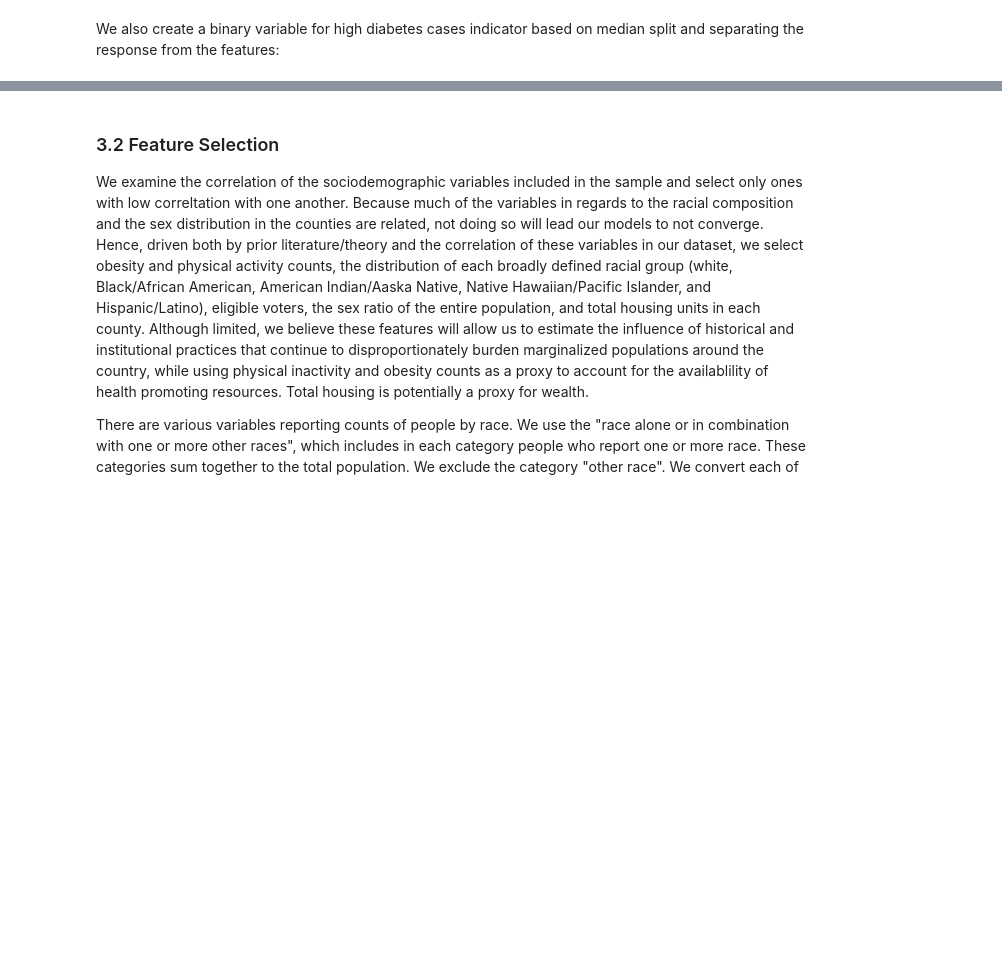
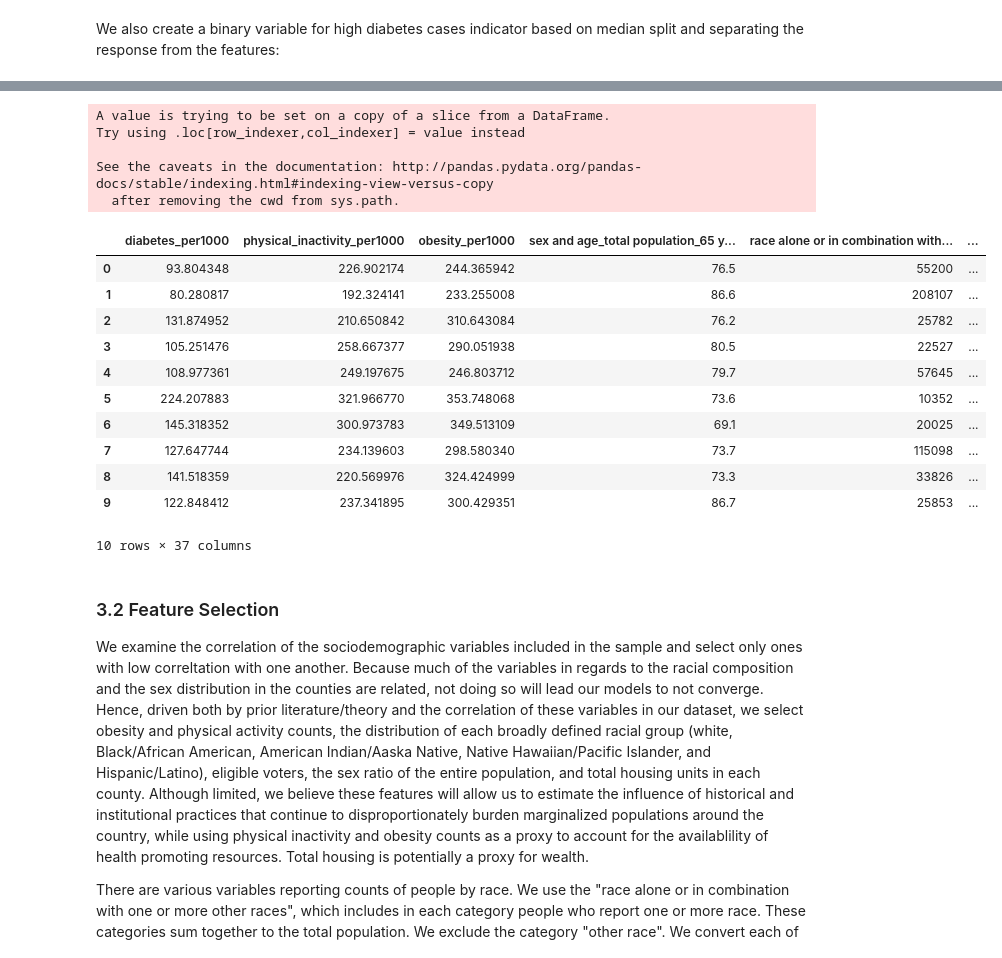
Before and after one commit to yaelnidam/CSS_Project2_Team1_Fall2020, a Jupyter notebook: project2.ipynb, the cells around one changed output, grey strips where cells are left out. Saved outputs shown, nothing was run; the diff lists cells and outputs as text; code cells hidden in the pictures; blank space fills up the shorter version.

Commit message:
Friday coding session cleaning

```diff
--- a/project2.ipynb
+++ b/project2.ipynb
@@ -169,9 +154,10 @@ There is similarly a linear relationship between diabetes cases and the number o
 __Diabetes and obesity__
 # %%
 # Diabetes and obesity
-diabetes['ln_obesity'] = np.log(diabetes["Obesity_Number"])
+## EDIT LABELS
+#diabetes['ln_obesity'] = np.log(diabetes["Obesity_Number"])
 
-sns.regplot(data = diabetes, x = 'ln_diabetes', y = 'ln_obesity', scatter = True)
+sns.regplot(data = diabetes, x = 'diabetes_per1000', y = 'obesity_per1000', scatter = True)
 plt.title("Diabetes vs. Obesity  by County")
 plt.xlabel("Log of Cases of Diabetes")
 plt.ylabel("Log of cases of Obesity");
@@ -216,0 +216,16 @@ diabetes_clean.shape
+# %%
+
+# We drop variables that shouldn't be used in the analysis
+diabetes_clean = diabetes[['diabetes_per1000','physical_inactivity_per1000','obesity_per1000',
+                                 'sex and age_total population_65 years and over_sex ratio (males per 100 females)', #Data exploration variables
+                                 'race alone or in combination with one or more other races_total population', 'race alone or in combination with one or more other races_total population_white', 'race alone or in combination with one or more other races_total population_black or african american',
+                                 'race alone or in combination with one or more other races_total population_american indian and alaska native', 'race alone or in combination with one or more other races_total population_asian', 'race alone or in combination with one or more other races_total population_native hawaiian and other pacific islander',
+                                 'race alone or in combination with one or more other races_total population_some other race', 'hispanic or latino and race_total population_hispanic or latino (of any race)',
+                                 'sex and age_total population_65 years and over_1', 'sex and age_total population_65 years and over_male', 'sex and age_total population_65 years and over_female',
+                                 'sex and age_total population', 'sex and age_total population_male', 'sex and age_total population_female',
+                                 'sex and age_total population_sex ratio (males per 100 females)', 'sex and age_total population_under 5 years', 'sex and age_total population_5 to 9 years',
+                                 'sex and age_total population_10 to 14 years', 'sex and age_total population_15 to 19 years', 'sex and age_total population_20 to 24 years',
+                                 'sex and age_total population_25 to 34 years', 'sex and age_total population_35 to 44 years', 'sex and age_total population_45 to 54 years', 'sex and age_total population_55 to 59 years',
+                                 'sex and age_total population_60 to 64 years', 'sex and age_total population_65 to 74 years', 'sex and age_total population_75 to 84 years', 'sex and age_total population_85 years and over',
+                                 'sex and age_total population_median age (years)', 'total housing units','citizen -  voting age population_citizen -  18 and over population' ]]
+diabetes_clean.shape
@@ -217,6 +234,2 @@ diabetes_clean.shape
 # %% [markdown]
 We remove all rows with missing values.
-# %%
-#Remove all rows with missing values
-diabetes_clean = diabetes_clean.dropna()
-diabetes_clean.shape
@@ -226,7 +237,7 @@ diabetes_clean.shape
 We also create a binary variable for high diabetes cases indicator based on median split and separating the response from the features:
 # %%
 # create a binary variable for logistic regression
-# diabetes_clean.describe() #median of Diabetes counts is 2609 [high diabetes: >2609 and low diabetes <=2609]
-diabetes_clean.loc[diabetes_clean['Diabetes_Number'] < 2609, 'diabetes_cat'] = "< 2609"
-diabetes_clean.loc[diabetes_clean['Diabetes_Number'] >= 2609, 'diabetes_cat'] = ">= 2609"
-#diabetes_clean.head()
+diabetes_clean.describe() #median of Diabetes counts is 2609 [high diabetes: >2609 and low diabetes <=2609]
+diabetes_clean.loc[diabetes_clean['diabetes_per1000'] < 89.29, 'diabetes_cat'] = "< 89.29"
+diabetes_clean.loc[diabetes_clean['diabetes_per1000'] >= 89.29, 'diabetes_cat'] = ">= 89.29"
+diabetes_clean.head()
@@ -233,9 +262,27 @@ diabetes_clean.loc[diabetes_clean['Diabetes_Number'] >= 2609, 'diabetes_cat'] =
 # %%
 from sklearn.preprocessing import LabelBinarizer
 
 lb_style = LabelBinarizer()
 diabetes_clean['diabetes_binary'] = lb_style.fit_transform(diabetes_clean["diabetes_cat"])
-#diabetes_clean.head(10)
+diabetes_clean.head(10)
+# %% [output]
+A value is trying to be set on a copy of a slice from a DataFrame.
+Try using .loc[row_indexer,col_indexer] = value instead
+
+See the caveats in the documentation: http://pandas.pydata.org/pandas-docs/stable/indexing.html#indexing-view-versus-copy
+  after removing the cwd from sys.path.
+|  | diabetes_per1000 | physical_inactivity_per1000 | obesity_per1000 | sex and age_total population_65 y... | race alone or in combination with... | ... |
+| 0 | 93.804348 | 226.902174 | 244.365942 | 76.5 | 55200 | ... |
+| 1 | 80.280817 | 192.324141 | 233.255008 | 86.6 | 208107 | ... |
+| 2 | 131.874952 | 210.650842 | 310.643084 | 76.2 | 25782 | ... |
+| 3 | 105.251476 | 258.667377 | 290.051938 | 80.5 | 22527 | ... |
+| 4 | 108.977361 | 249.197675 | 246.803712 | 79.7 | 57645 | ... |
+| 5 | 224.207883 | 321.966770 | 353.748068 | 73.6 | 10352 | ... |
+| 6 | 145.318352 | 300.973783 | 349.513109 | 69.1 | 20025 | ... |
+| 7 | 127.647744 | 234.139603 | 298.580340 | 73.7 | 115098 | ... |
+| 8 | 141.518359 | 220.569976 | 324.424999 | 73.3 | 33826 | ... |
+| 9 | 122.848412 | 237.341895 | 300.429351 | 86.7 | 25853 | ... |
+10 rows × 37 columns
 # %% [markdown]
 ### 3.2 Feature Selection
 
```
Also changed, not shown: parts of 27 cells of this notebook.
